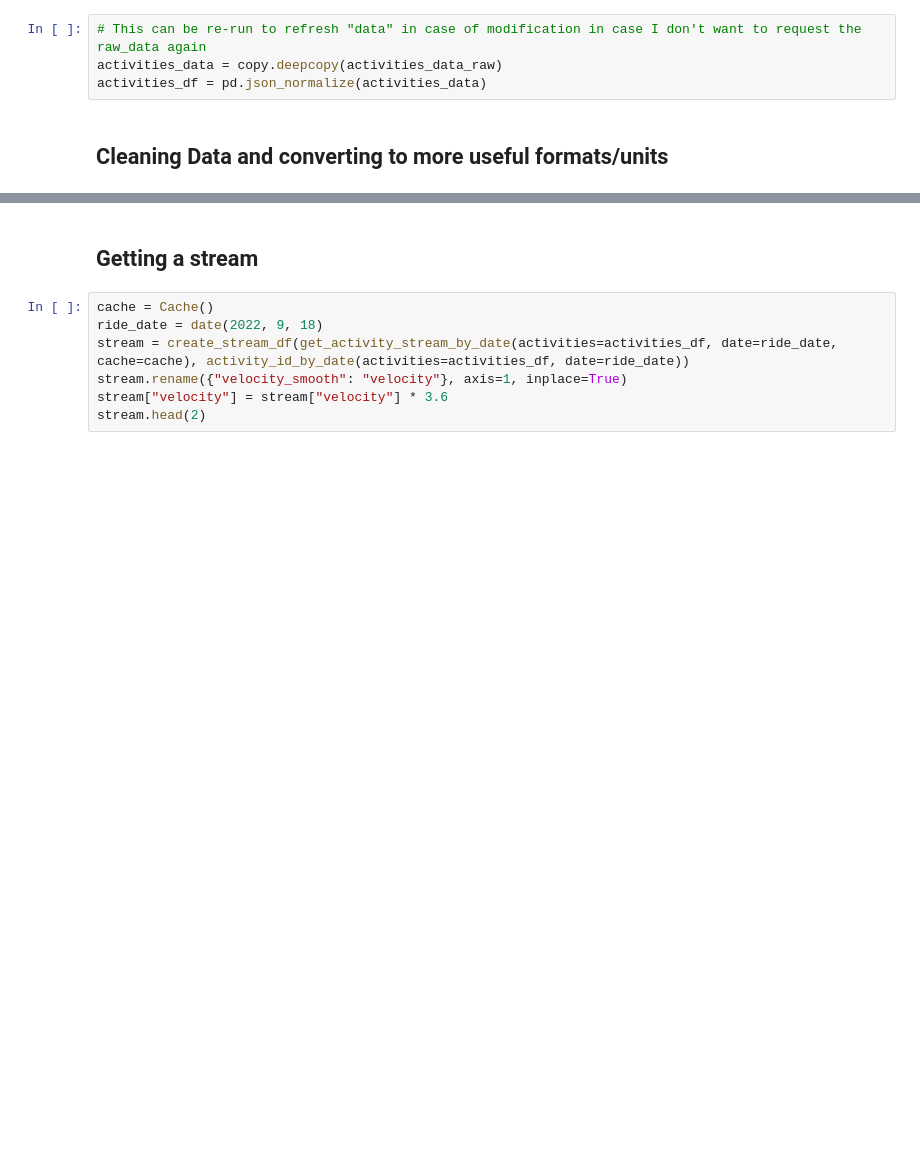
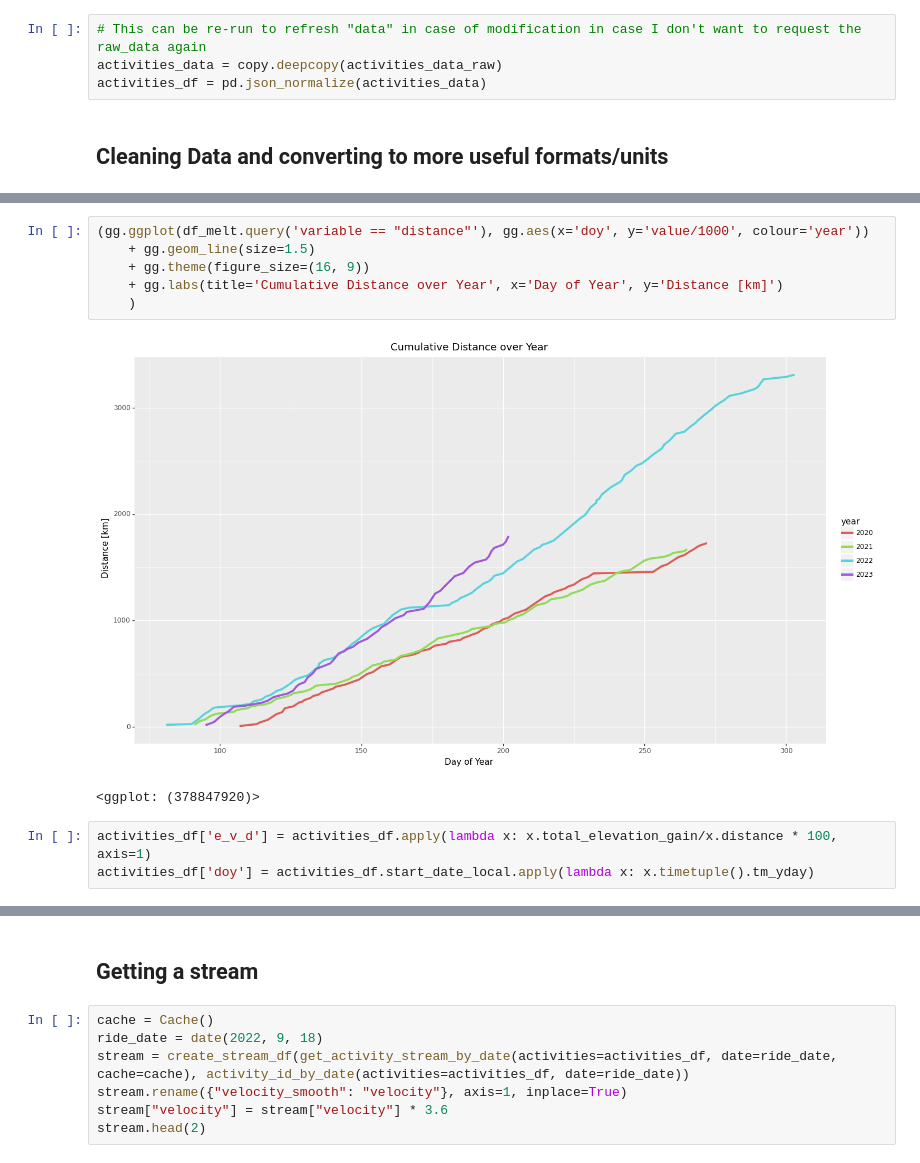
Before and after one commit to NWNHT/StravaPlotting, a Jupyter notebook: src/display_strava.ipynb, the cells around one changed output, grey strips where cells are left out. Cells and saved outputs as stored; diff of their text form; blank space fills up the shorter version.

```diff
--- a/src/display_strava.ipynb
+++ b/src/display_strava.ipynb
@@ -78,0 +113,12 @@ activities_df.head(2)
+# %%
+(gg.ggplot(df_melt.query('variable == "distance"'), gg.aes(x='doy', y='value/1000', colour='year'))
+    + gg.geom_line(size=1.5)
+    + gg.theme(figure_size=(16, 9))
+    + gg.labs(title='Cumulative Distance over Year', x='Day of Year', y='Distance [km]')
+    )
+# %% [output]
+[figure, added]
+<ggplot: (378847920)>
+# %%
+activities_df['e_v_d'] = activities_df.apply(lambda x: x.total_elevation_gain/x.distance * 100, axis=1)
+activities_df['doy'] = activities_df.start_date_local.apply(lambda x: x.timetuple().tm_yday)
```
Also changed, not shown: parts of 6 cells of this notebook.
